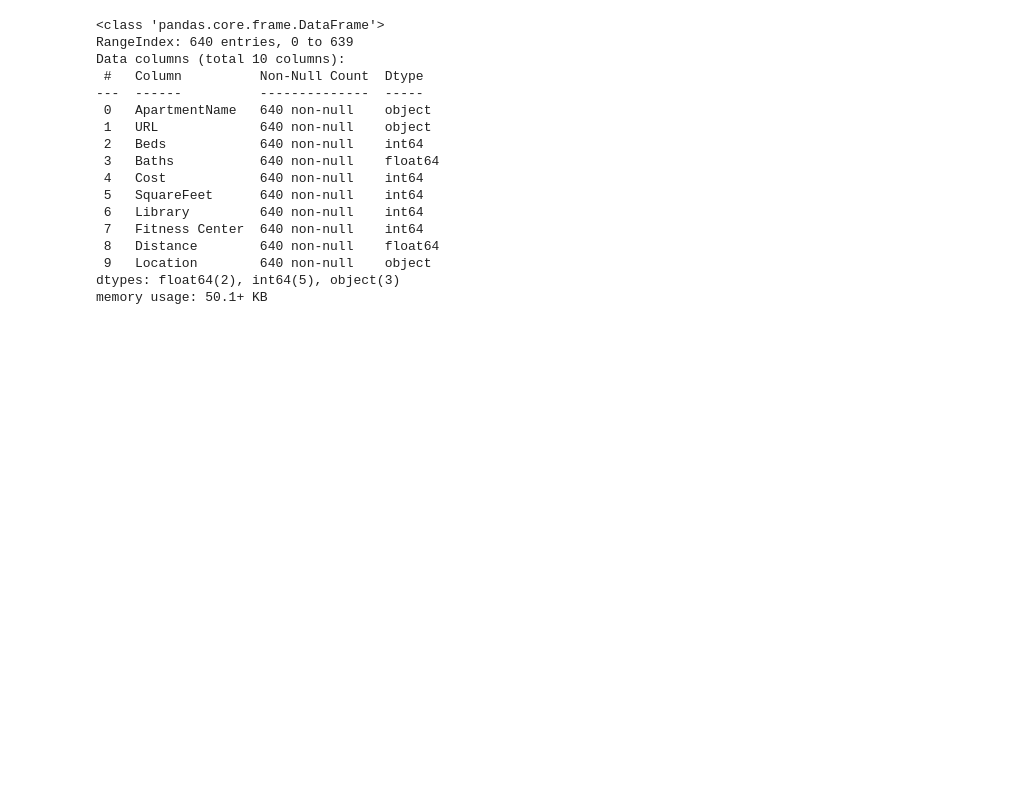
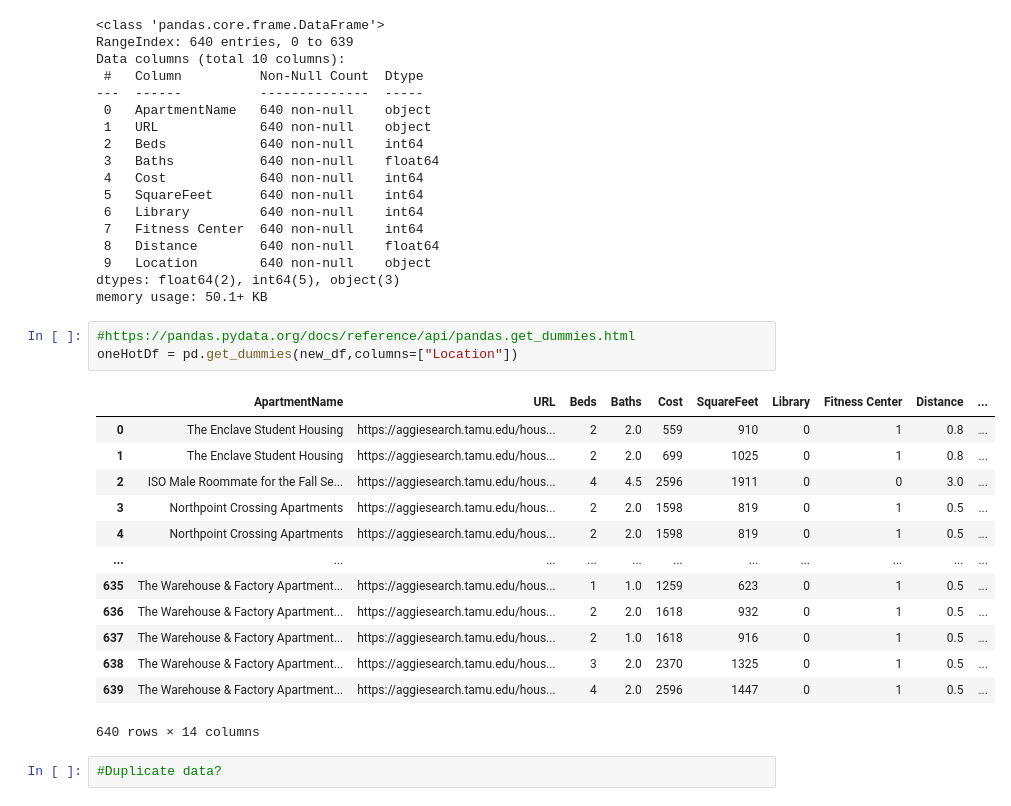
Before and after one commit to AI4ALL-HousingPrice/TAMU-Housing, a Jupyter notebook: DataPrep.ipynb, the cells around one changed output. Drawn from its saved outputs; the diff is of its cells as text; blank space fills up the shorter version.

Commit message:
Added one-hot encoding to location data and created new df

```diff
--- a/DataPrep.ipynb
+++ b/DataPrep.ipynb
@@ -261,3 +256,22 @@ Data columns (total 10 columns):
  9   Location        640 non-null    object
 dtypes: float64(2), int64(5), object(3)
 memory usage: 50.1+ KB
+# %%
+#https://pandas.pydata.org/docs/reference/api/pandas.get_dummies.html
+oneHotDf = pd.get_dummies(new_df,columns=["Location"])
+# %% [output]
+|  | ApartmentName | URL | Beds | Baths | Cost | SquareFeet | Library | Fitness Center | Distance | ... |
+| 0 | The Enclave Student Housing | https://aggiesearch.tamu.edu/hous... | 2 | 2.0 | 559 | 910 | 0 | 1 | 0.8 | ... |
+| 1 | The Enclave Student Housing | https://aggiesearch.tamu.edu/hous... | 2 | 2.0 | 699 | 1025 | 0 | 1 | 0.8 | ... |
+| 2 | ISO Male Roommate for the Fall Se... | https://aggiesearch.tamu.edu/hous... | 4 | 4.5 | 2596 | 1911 | 0 | 0 | 3.0 | ... |
+| 3 | Northpoint Crossing Apartments | https://aggiesearch.tamu.edu/hous... | 2 | 2.0 | 1598 | 819 | 0 | 1 | 0.5 | ... |
+| 4 | Northpoint Crossing Apartments | https://aggiesearch.tamu.edu/hous... | 2 | 2.0 | 1598 | 819 | 0 | 1 | 0.5 | ... |
+| ... | ... | ... | ... | ... | ... | ... | ... | ... | ... | ... |
+| 635 | The Warehouse & Factory Apartment... | https://aggiesearch.tamu.edu/hous... | 1 | 1.0 | 1259 | 623 | 0 | 1 | 0.5 | ... |
+| 636 | The Warehouse & Factory Apartment... | https://aggiesearch.tamu.edu/hous... | 2 | 2.0 | 1618 | 932 | 0 | 1 | 0.5 | ... |
+| 637 | The Warehouse & Factory Apartment... | https://aggiesearch.tamu.edu/hous... | 2 | 1.0 | 1618 | 916 | 0 | 1 | 0.5 | ... |
+| 638 | The Warehouse & Factory Apartment... | https://aggiesearch.tamu.edu/hous... | 3 | 2.0 | 2370 | 1325 | 0 | 1 | 0.5 | ... |
+| 639 | The Warehouse & Factory Apartment... | https://aggiesearch.tamu.edu/hous... | 4 | 2.0 | 2596 | 1447 | 0 | 1 | 0.5 | ... |
+640 rows × 14 columns
+# %%
+#Duplicate data?
```
Also changed, not shown: parts of 2 cells of this notebook.
